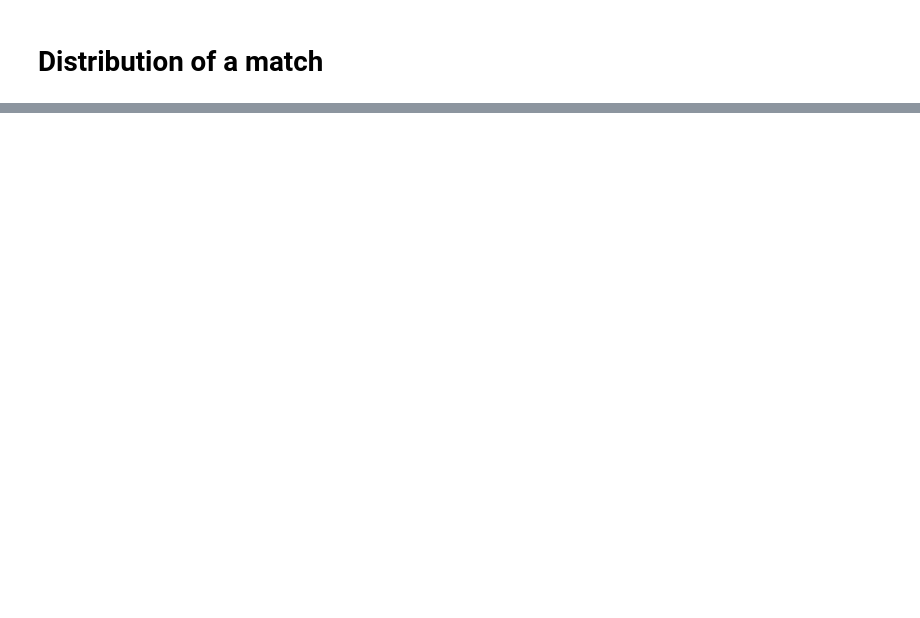
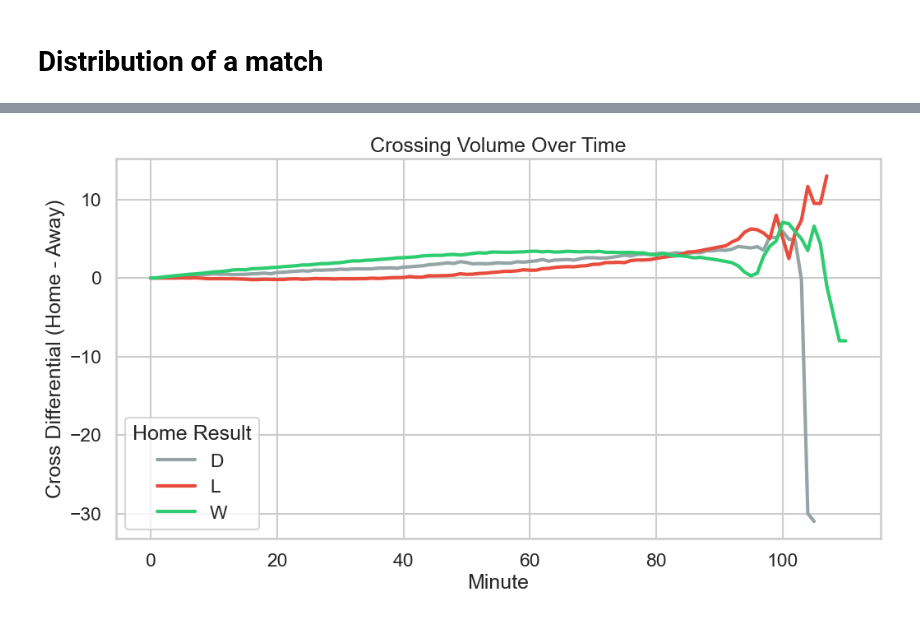
Before and after one commit to hungtrab/DS20251_EPL_InGamePrediction, a Jupyter notebook: code/eda.ipynb, the cells around one changed output, grey strips where cells are left out. Saved outputs shown, nothing was run; the diff lists cells and outputs as text; code cells hidden in the pictures; blank space fills up the shorter version.

```diff
--- a/code/eda.ipynb
+++ b/code/eda.ipynb
@@ -392,0 +467,26 @@ plt.show()
+# %%
+
+
+# Preprocessing
+df['match_id'] = (df['minute'] == 0).cumsum()
+match_finals = df.groupby('match_id').last().reset_index()
+df['result_numeric'] = df['result'].map({'W': 1, 'D': 0, 'L': -1})
+
+# Set style
+sns.set_theme(style="whitegrid", context="talk")
+
+# --- Insight 1: The "Desperation" (Crosses) ---
+# Hypothesis: Losing teams spam crosses in the second half.
+# We look at the 'cross' differential over time.
+cross_time = df.groupby(['minute', 'result'])['cross'].mean().reset_index()
+
+plt.figure(figsize=(12, 6))
+sns.lineplot(data=cross_time, x='minute', y='cross', hue='result',
+             palette={'W': '#2ecc71', 'D': '#95a5a6', 'L': '#e74c3c'}, linewidth=3)
+plt.title('Crossing Volume Over Time')
+plt.xlabel('Minute')
+plt.ylabel('Cross Differential (Home - Away)')
+plt.legend(title='Home Result')
+plt.savefig('story_crosses.png')
+# %% [output]
+[figure, added]
```
Also changed, not shown: parts of 34 cells of this notebook.
